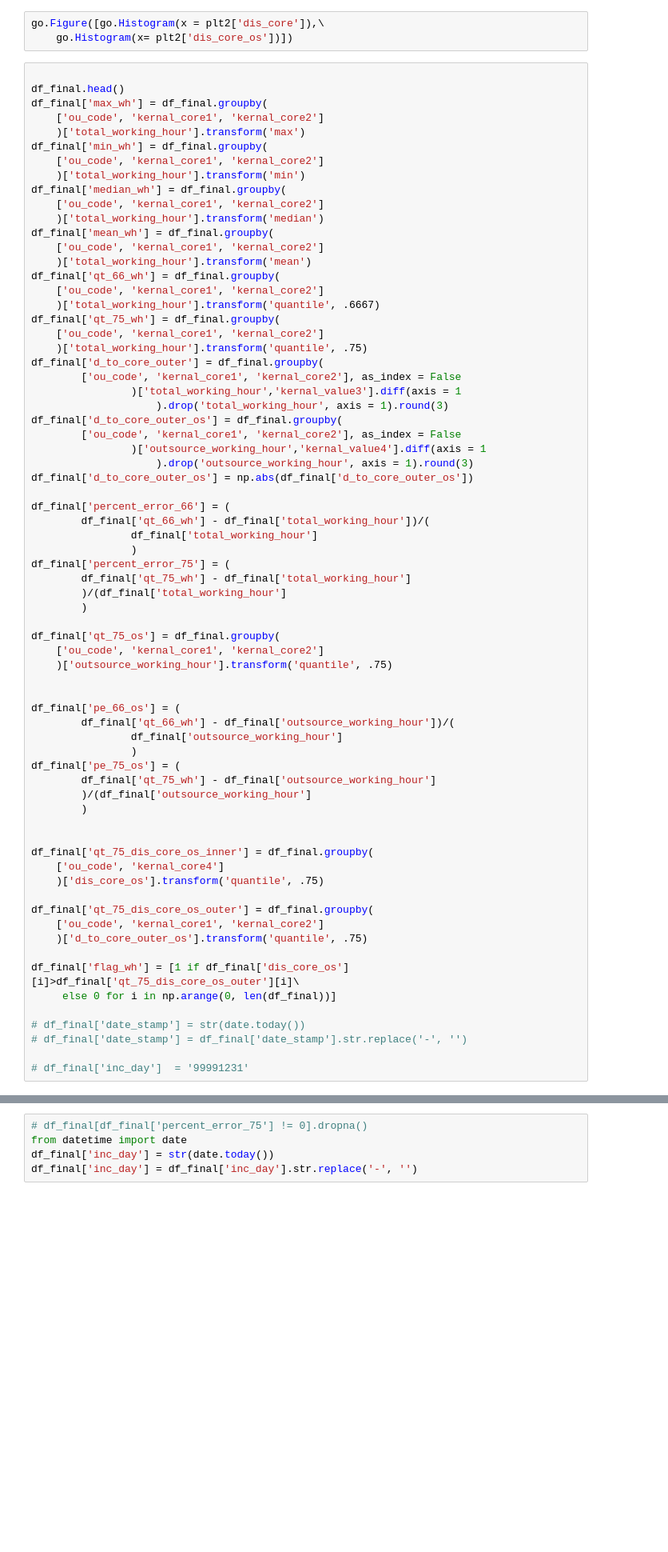
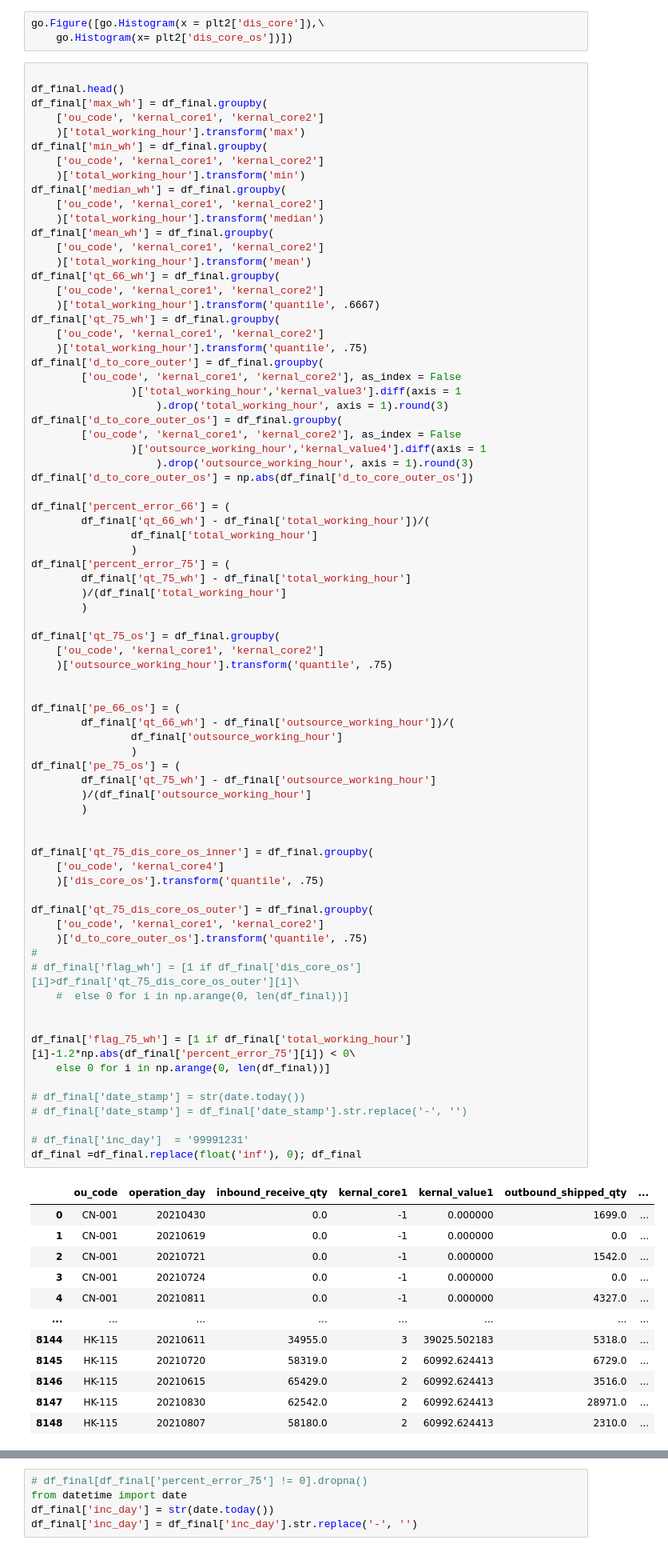
Before and after one commit to fyenne/play1, a Jupyter notebook: play1.ipynb, the cells around one changed output, grey strips where cells are left out. Shown at 80% size. Drawn from its saved outputs; the diff is of its cells as text; blank space fills up the shorter version.

```diff
--- a/play1.ipynb
+++ b/play1.ipynb
@@ -512,32 +500,50 @@ df_final['percent_error_75'] = (
         )
 
 df_final['qt_75_os'] = df_final.groupby(
     ['ou_code', 'kernal_core1', 'kernal_core2']
     )['outsource_working_hour'].transform('quantile', .75)
 
 
 df_final['pe_66_os'] = (
         df_final['qt_66_wh'] - df_final['outsource_working_hour'])/(
                 df_final['outsource_working_hour']
                 )
 df_final['pe_75_os'] = (
         df_final['qt_75_wh'] - df_final['outsource_working_hour']
         )/(df_final['outsource_working_hour']
         )
 
 
 df_final['qt_75_dis_core_os_inner'] = df_final.groupby(
     ['ou_code', 'kernal_core4']
     )['dis_core_os'].transform('quantile', .75)
 
 df_final['qt_75_dis_core_os_outer'] = df_final.groupby(
     ['ou_code', 'kernal_core1', 'kernal_core2']
     )['d_to_core_outer_os'].transform('quantile', .75)
+#
+# df_final['flag_wh'] = [1 if df_final['dis_core_os'][i]>df_final['qt_75_dis_core_os_outer'][i]\
+    #  else 0 for i in np.arange(0, len(df_final))]
 
-df_final['flag_wh'] = [1 if df_final['dis_core_os'][i]>df_final['qt_75_dis_core_os_outer'][i]\
-     else 0 for i in np.arange(0, len(df_final))]
+
+df_final['flag_75_wh'] = [1 if df_final['total_working_hour'][i]-1.2*np.abs(df_final['percent_error_75'][i]) < 0\
+    else 0 for i in np.arange(0, len(df_final))]
 
 # df_final['date_stamp'] = str(date.today())
 # df_final['date_stamp'] = df_final['date_stamp'].str.replace('-', '')
 
 # df_final['inc_day']  = '99991231'
+df_final =df_final.replace(float('inf'), 0); df_final
+# %% [output]
+|  | ou_code | operation_day | inbound_receive_qty | kernal_core1 | kernal_value1 | outbound_shipped_qty | ... |
+| 0 | CN-001 | 20210430 | 0.0 | -1 | 0.000000 | 1699.0 | ... |
+| 1 | CN-001 | 20210619 | 0.0 | -1 | 0.000000 | 0.0 | ... |
+| 2 | CN-001 | 20210721 | 0.0 | -1 | 0.000000 | 1542.0 | ... |
+| 3 | CN-001 | 20210724 | 0.0 | -1 | 0.000000 | 0.0 | ... |
+| 4 | CN-001 | 20210811 | 0.0 | -1 | 0.000000 | 4327.0 | ... |
+| ... | ... | ... | ... | ... | ... | ... | ... |
+| 8144 | HK-115 | 20210611 | 34955.0 | 3 | 39025.502183 | 5318.0 | ... |
+| 8145 | HK-115 | 20210720 | 58319.0 | 2 | 60992.624413 | 6729.0 | ... |
+| 8146 | HK-115 | 20210615 | 65429.0 | 2 | 60992.624413 | 3516.0 | ... |
+| 8147 | HK-115 | 20210830 | 62542.0 | 2 | 60992.624413 | 28971.0 | ... |
+| 8148 | HK-115 | 20210807 | 58180.0 | 2 | 60992.624413 | 2310.0 | ... |
```
Also changed, not shown: parts of 13 cells of this notebook, 2 other files.
